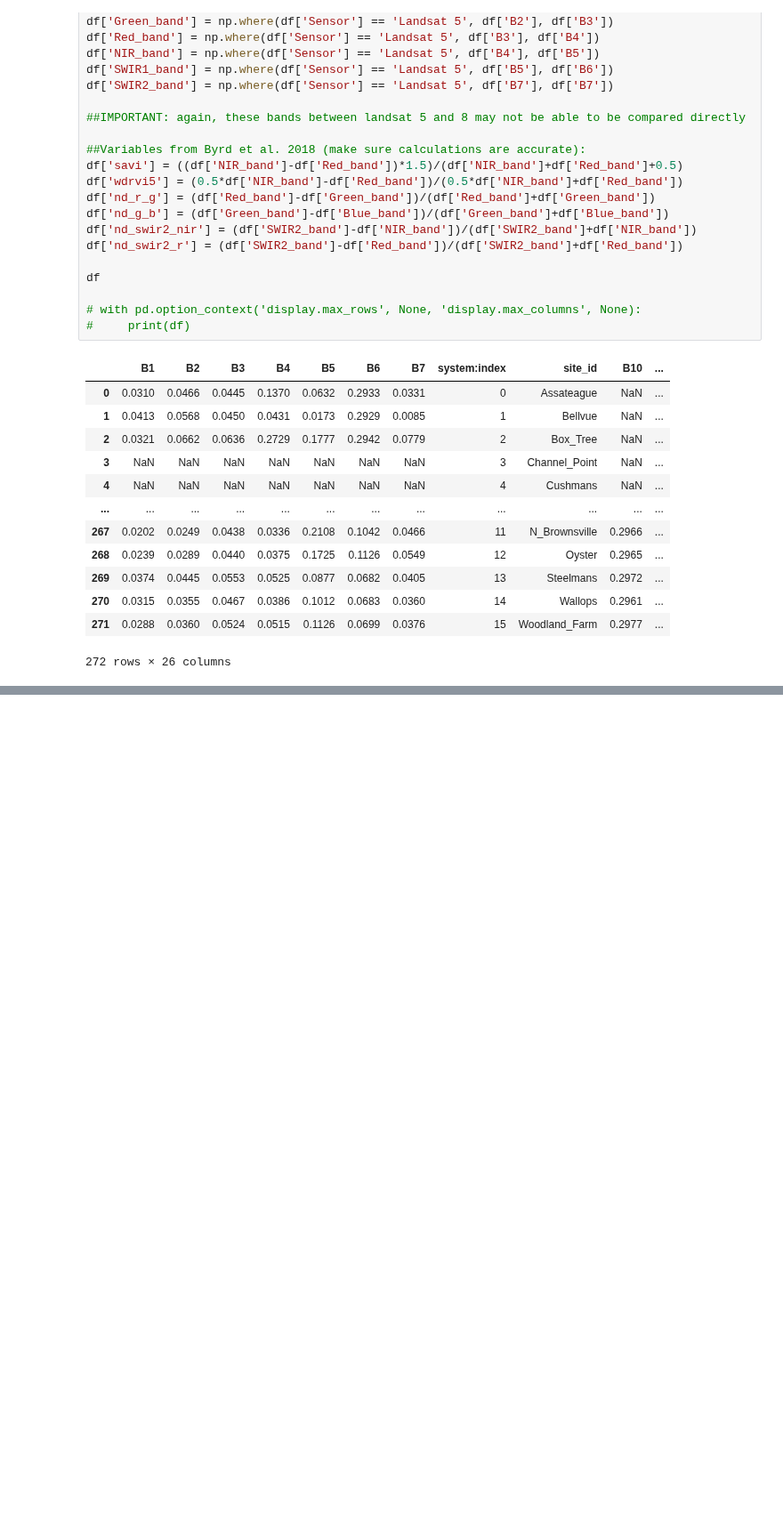
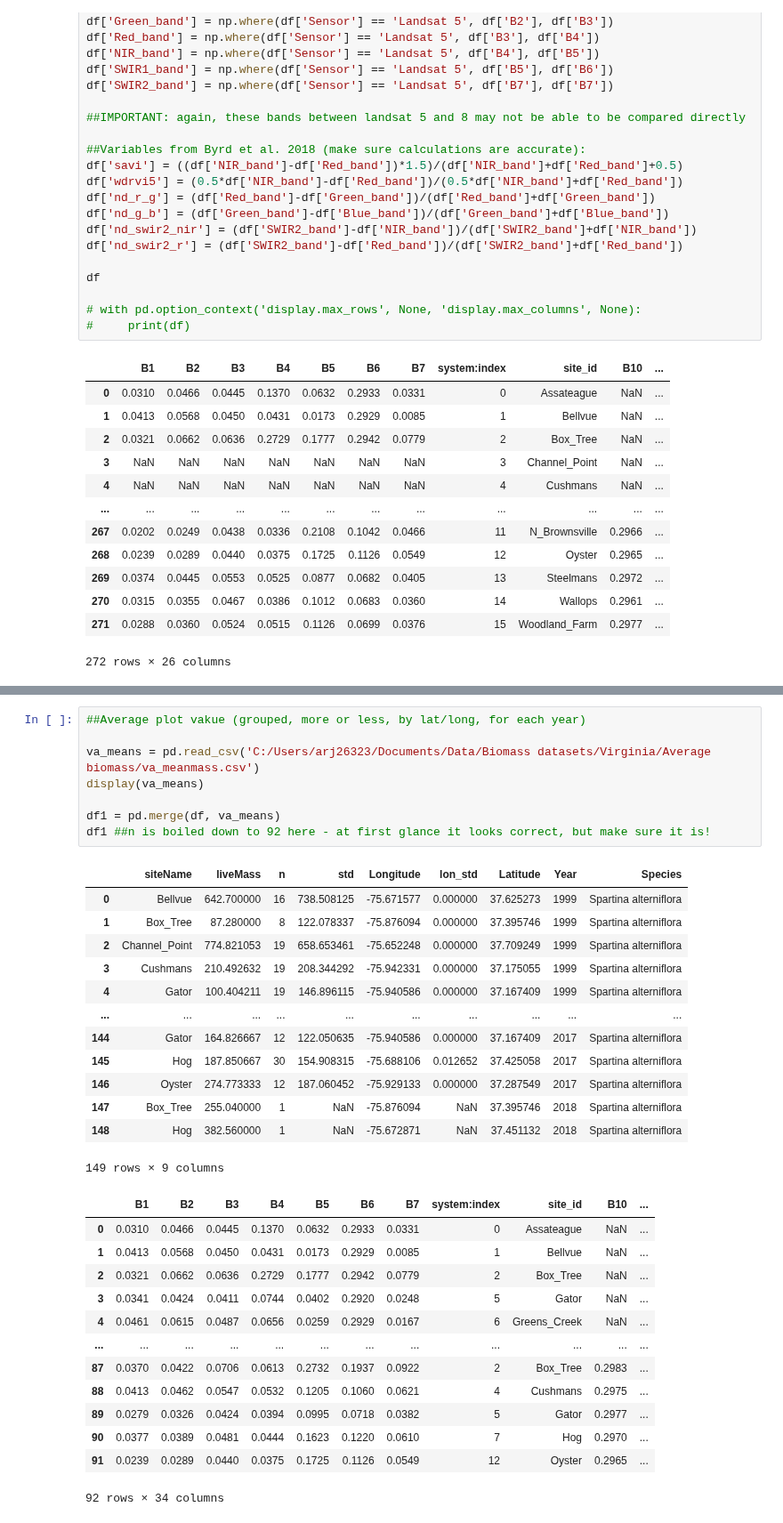
Before and after one commit to asajulien/PhD, a Jupyter notebook: Jupyter/Virginia/VA - machine learning, yearly point data.ipynb, the cells around one changed output, grey strips where cells are left out. Shown at 89% size. Saved outputs shown, nothing was run; the diff lists cells and outputs as text; blank space fills up the shorter version.

```diff
--- a/Jupyter/Virginia/VA - machine learning, yearly point data.ipynb
+++ b/Jupyter/Virginia/VA - machine learning, yearly point data.ipynb
@@ -99,0 +143,35 @@ df
+# %%
+##Average plot vakue (grouped, more or less, by lat/long, for each year)
+
+va_means = pd.read_csv('C:/Users/arj26323/Documents/Data/Biomass datasets/Virginia/Average biomass/va_meanmass.csv')
+display(va_means)
+
+df1 = pd.merge(df, va_means)
+df1 ##n is boiled down to 92 here - at first glance it looks correct, but make sure it is!
+# %% [output]
+|  | siteName | liveMass | n | std | Longitude | lon_std | Latitude | Year | Species |
+| 0 | Bellvue | 642.700000 | 16 | 738.508125 | -75.671577 | 0.000000 | 37.625273 | 1999 | Spartina alterniflora |
+| 1 | Box_Tree | 87.280000 | 8 | 122.078337 | -75.876094 | 0.000000 | 37.395746 | 1999 | Spartina alterniflora |
+| 2 | Channel_Point | 774.821053 | 19 | 658.653461 | -75.652248 | 0.000000 | 37.709249 | 1999 | Spartina alterniflora |
+| 3 | Cushmans | 210.492632 | 19 | 208.344292 | -75.942331 | 0.000000 | 37.175055 | 1999 | Spartina alterniflora |
+| 4 | Gator | 100.404211 | 19 | 146.896115 | -75.940586 | 0.000000 | 37.167409 | 1999 | Spartina alterniflora |
+| ... | ... | ... | ... | ... | ... | ... | ... | ... | ... |
+| 144 | Gator | 164.826667 | 12 | 122.050635 | -75.940586 | 0.000000 | 37.167409 | 2017 | Spartina alterniflora |
+| 145 | Hog | 187.850667 | 30 | 154.908315 | -75.688106 | 0.012652 | 37.425058 | 2017 | Spartina alterniflora |
+| 146 | Oyster | 274.773333 | 12 | 187.060452 | -75.929133 | 0.000000 | 37.287549 | 2017 | Spartina alterniflora |
+| 147 | Box_Tree | 255.040000 | 1 | NaN | -75.876094 | NaN | 37.395746 | 2018 | Spartina alterniflora |
+| 148 | Hog | 382.560000 | 1 | NaN | -75.672871 | NaN | 37.451132 | 2018 | Spartina alterniflora |
+149 rows × 9 columns
+|  | B1 | B2 | B3 | B4 | B5 | B6 | B7 | system:index | site_id | B10 | ... |
+| 0 | 0.0310 | 0.0466 | 0.0445 | 0.1370 | 0.0632 | 0.2933 | 0.0331 | 0 | Assateague | NaN | ... |
+| 1 | 0.0413 | 0.0568 | 0.0450 | 0.0431 | 0.0173 | 0.2929 | 0.0085 | 1 | Bellvue | NaN | ... |
+| 2 | 0.0321 | 0.0662 | 0.0636 | 0.2729 | 0.1777 | 0.2942 | 0.0779 | 2 | Box_Tree | NaN | ... |
+| 3 | 0.0341 | 0.0424 | 0.0411 | 0.0744 | 0.0402 | 0.2920 | 0.0248 | 5 | Gator | NaN | ... |
+| 4 | 0.0461 | 0.0615 | 0.0487 | 0.0656 | 0.0259 | 0.2929 | 0.0167 | 6 | Greens_Creek | NaN | ... |
+| ... | ... | ... | ... | ... | ... | ... | ... | ... | ... | ... | ... |
+| 87 | 0.0370 | 0.0422 | 0.0706 | 0.0613 | 0.2732 | 0.1937 | 0.0922 | 2 | Box_Tree | 0.2983 | ... |
+| 88 | 0.0413 | 0.0462 | 0.0547 | 0.0532 | 0.1205 | 0.1060 | 0.0621 | 4 | Cushmans | 0.2975 | ... |
+| 89 | 0.0279 | 0.0326 | 0.0424 | 0.0394 | 0.0995 | 0.0718 | 0.0382 | 5 | Gator | 0.2977 | ... |
+| 90 | 0.0377 | 0.0389 | 0.0481 | 0.0444 | 0.1623 | 0.1220 | 0.0610 | 7 | Hog | 0.2970 | ... |
+| 91 | 0.0239 | 0.0289 | 0.0440 | 0.0375 | 0.1725 | 0.1126 | 0.0549 | 12 | Oyster | 0.2965 | ... |
+92 rows × 34 columns
```
Also changed, not shown: parts of 5 cells of this notebook, 4 other files.
